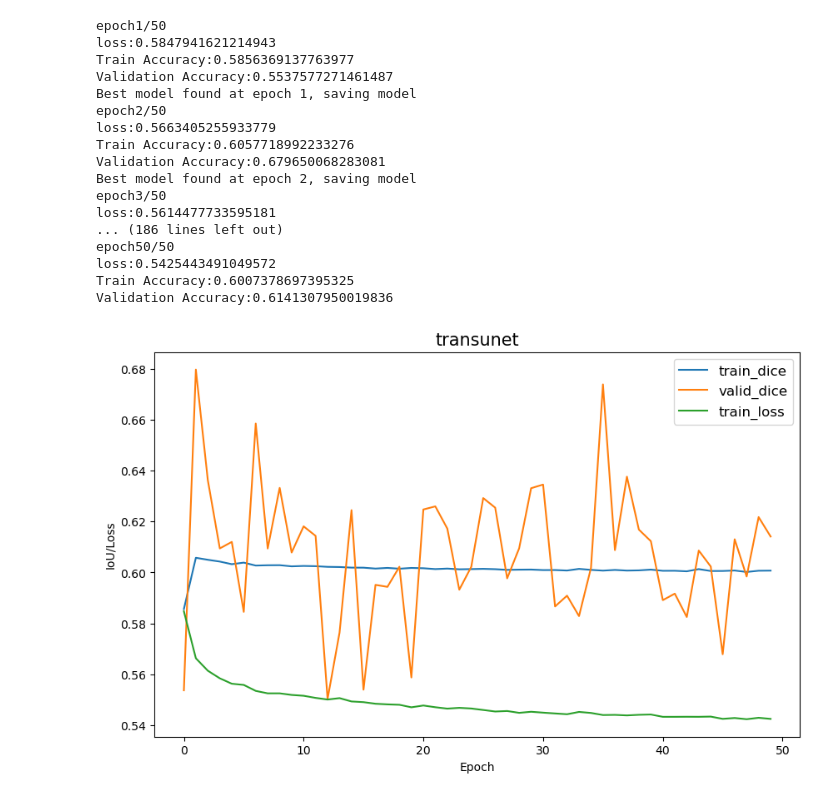
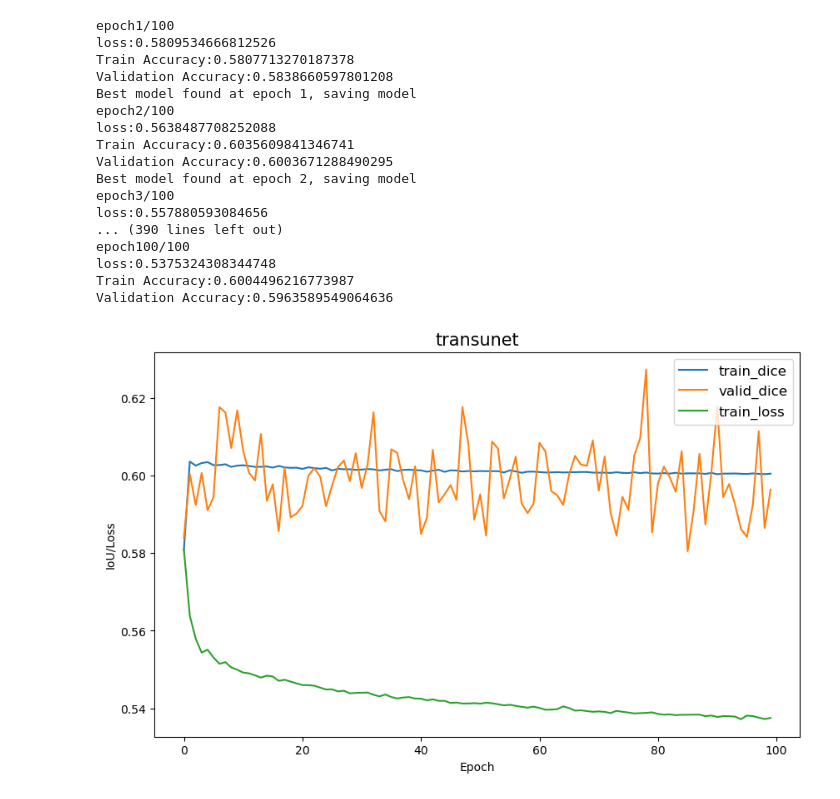
Before and after one commit to fleckleind/AbdomenCT_trial, a Jupyter notebook: abdomenct-transunet.ipynb, the cells around one changed output. Cells and saved outputs as stored; diff of their text form; code cells hidden in the pictures.

Commit message:
Kaggle Notebook | AbdomenCT_transunet | Version 7

```diff
--- a/abdomenct-transunet.ipynb
+++ b/abdomenct-transunet.ipynb
@@ -590,7 +590,7 @@ def trainer(model, train_loader, valid_loader, criterion, optimizer, iou, epochs
     best_acc = 0
     for epoch in range(epochs):
         print('epoch{}/{}'.format(epoch+1, epochs))
-        model.train()
+        # model.train()
         losses, train_iou, valid_iou = [],[],[]
         for image, mask in train_loader:
             image = image.to(device, dtype=torch.float)
@@ -606,7 +606,7 @@ def trainer(model, train_loader, valid_loader, criterion, optimizer, iou, epochs
             loss.backward()
             optimizer.step()
 
-        model.eval()
+        # model.eval()
         with torch.no_grad():
             for image, mask in valid_loader:
                 image = image.to(device)
@@ -615,6 +615,17 @@ def trainer(model, train_loader, valid_loader, criterion, optimizer, iou, epochs
                 validpiou = iou(pred, mask)
 
             valid_iou.append(validpiou.detach().cpu())
+            if epoch == (epochs-1):
+                img = image.detach().cpu()
+                msk = mask.detach().cpu()
+                prd = pred.detach().cpu()
+
+                prd = torch.squeeze(prd)
+                prd_size = prd.shape
+                prd = prd.view(-1)
+                prd[np.nonzero(prd<=0.7)] = 0.0
+                prd[np.nonzero(prd>0.7)] = 1.0
+                prd = prd.reshape(prd_size)
 
         loss_hist.append(np.mean(losses))
         train_hist.append(np.mean(train_iou))
@@ -625,10 +636,10 @@ def trainer(model, train_loader, valid_loader, criterion, optimizer, iou, epochs
 
         if valid_hist[-1] > best_acc:
             print(f'Best model found at epoch {epoch+1}, saving model')
-            torch.save(model.state_dict(), 'AbdomenCT_transunet.pt')
+            torch.save(model.state_dict(), 'AbdomenCT_unet.pt')
             best_acc = valid_hist[-1]
 
-    return loss_hist, train_hist, valid_hist
+    return loss_hist, train_hist, valid_hist, img, msk, prd
 
 
 def plot_model_hist(train_hist, valid_hist, loss_hist):
@@ -648,30 +659,30 @@ def plot_model_hist(train_hist, valid_hist, loss_hist):
 # %%
 # run
 device = 'cuda' if torch.cuda.is_available() else 'cpu'
 model = TransUnet().to(device)
 criterion = DiceBCELoss()
 iou = IoU()
 optimizer = torch.optim.SGD(model.parameters(), lr=0.01, momentum=0.9)
-epochs = 50
+epochs = 100
 
-loss_hist, train_hist, valid_hist = trainer(model, train_loader, valid_loader, criterion, optimizer, iou,epochs)
+loss_hist, train_hist, valid_hist, img1, msk1, prd1 = trainer(model, train_loader, valid_loader, criterion, optimizer, iou, epochs)
 plot_model_hist(train_hist, valid_hist, loss_hist)
 # %% [output]
-epoch1/50
-loss:0.5847941621214943
-Train Accuracy:0.5856369137763977
-Validation Accuracy:0.5537577271461487
+epoch1/100
+loss:0.5809534666812526
+Train Accuracy:0.5807713270187378
+Validation Accuracy:0.5838660597801208
 Best model found at epoch 1, saving model
-epoch2/50
-loss:0.5663405255933779
-Train Accuracy:0.6057718992233276
-Validation Accuracy:0.679650068283081
+epoch2/100
+loss:0.5638487708252088
+Train Accuracy:0.6035609841346741
+Validation Accuracy:0.6003671288490295
 Best model found at epoch 2, saving model
-epoch3/50
-loss:0.5614477733595181
-... (186 lines left out)
-epoch50/50
-loss:0.5425443491049572
-Train Accuracy:0.6007378697395325
-Validation Accuracy:0.6141307950019836
+epoch3/100
+loss:0.557880593084656
+... (390 lines left out)
+epoch100/100
+loss:0.5375324308344748
+Train Accuracy:0.6004496216773987
+Validation Accuracy:0.5963589549064636
-[figure, old version]
+[figure, new version]
```
Also changed, not shown: parts of 2 cells of this notebook.
